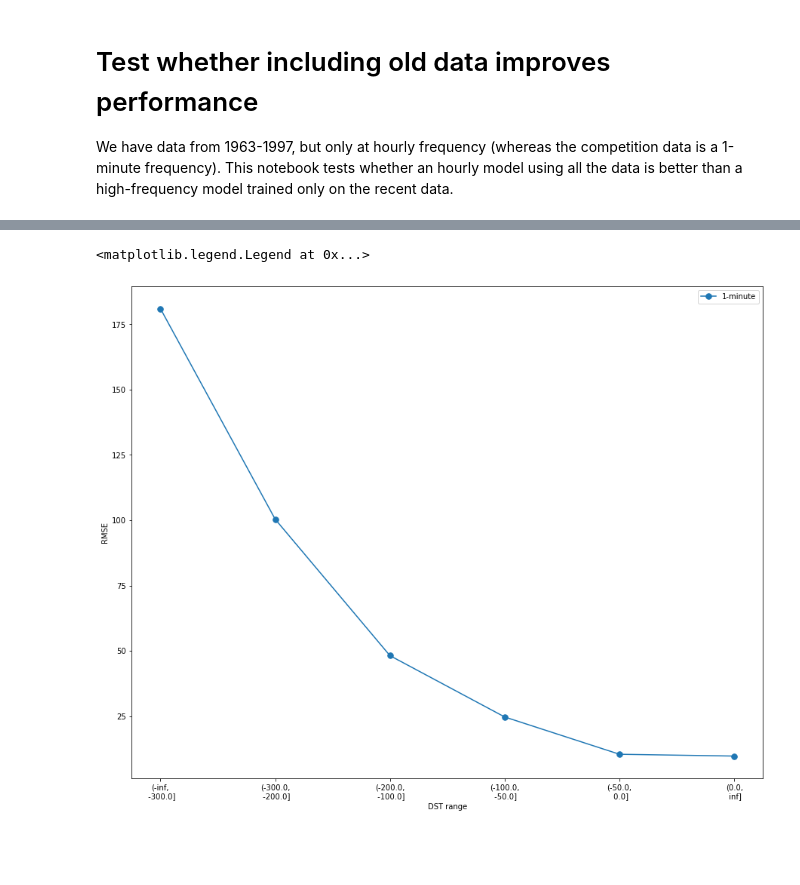
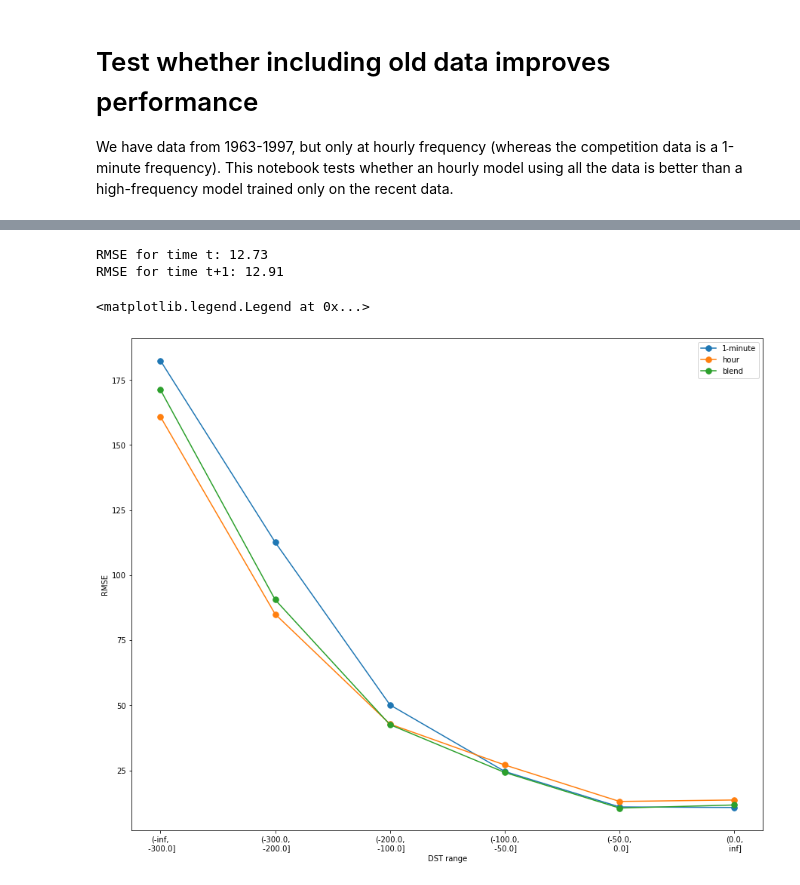
Before and after one commit to CIRES-Geomagnetism/MagNet, a Jupyter notebook: including_old_data_transformer.ipynb, the cells around one changed output, grey strips where cells are left out. Saved outputs shown, nothing was run; the diff lists cells and outputs as text; code cells hidden in the pictures; blank space fills up the shorter version.

```diff
--- a/including_old_data_transformer.ipynb
+++ b/including_old_data_transformer.ipynb
@@ -145,7 +141,7 @@ dst_test["timedelta"] = pd.to_timedelta(dst_test["timedelta"])
 # exclude times in the first week + 1 hour of dst_test
 dst_test = dst_test.loc[dst_test["timedelta"] >= dt.timedelta(days=7, hours=1)].copy()
 predictions = predict_batch(
-    solar_test.copy(), sunspots_test, dst_test, model_t_arr, model_t_plus_1_arr, norm_df, "minute"
+    solar_test.copy(), sunspots_test, dst_test, model_t_arr, model_t_plus_1_arr, norm_df, "minute", False
 )
 dst_test_1_min = pd.merge(dst_test, predictions, "left", ["timedelta", "period"])
 dst_test_1_min["dst_t_plus_1"] = dst_test_1_min.groupby("period")["dst"].shift(-1)
@@ -210,17 +209,20 @@ loss_t_plus_1 = np.sqrt(
 
 print(f"RMSE for time t: {loss_t:0.2f}")
 print(f"RMSE for time t+1: {loss_t_plus_1:0.2f}")
+# %% [output]
+RMSE for time t: 12.73
+RMSE for time t+1: 12.91
 # %%
 # plot errors in different DST ranges
 plt.figure(figsize=(15, 12))
 bins = [-np.inf, -300, -200, -100, -50, 0, np.inf]
 plot_binned_RMSE(dst_test_1_min.loc[valid_ind, "dst"].values, dst_test_1_min.loc[valid_ind, "prediction_t"].values, bins)
-#plot_binned_RMSE(dst_test_hourly.loc[valid_ind, "dst"].values, dst_test_hourly.loc[valid_ind, "prediction_t"].values, bins)
-#plot_binned_RMSE(dst_test_blend.loc[valid_ind, "dst"].values, dst_test_blend.loc[valid_ind, "prediction_t"].values, bins)
+plot_binned_RMSE(dst_test_hourly.loc[valid_ind, "dst"].values, dst_test_hourly.loc[valid_ind, "prediction_t"].values, bins)
+plot_binned_RMSE(dst_test_blend.loc[valid_ind, "dst"].values, dst_test_blend.loc[valid_ind, "prediction_t"].values, bins)
 plt.legend(["1-minute", "hour", "blend"])
 # %% [output]
 <matplotlib.legend.Legend at 0x...>
-[figure, old version]
+[figure, new version]
 # %%
 # size of ranges
 bin_id = pd.cut(dst_test_1_min.loc[valid_ind, "dst"], bins).to_frame("bin")
```
Also changed, not shown: parts of 8 cells of this notebook, 35 other files.
